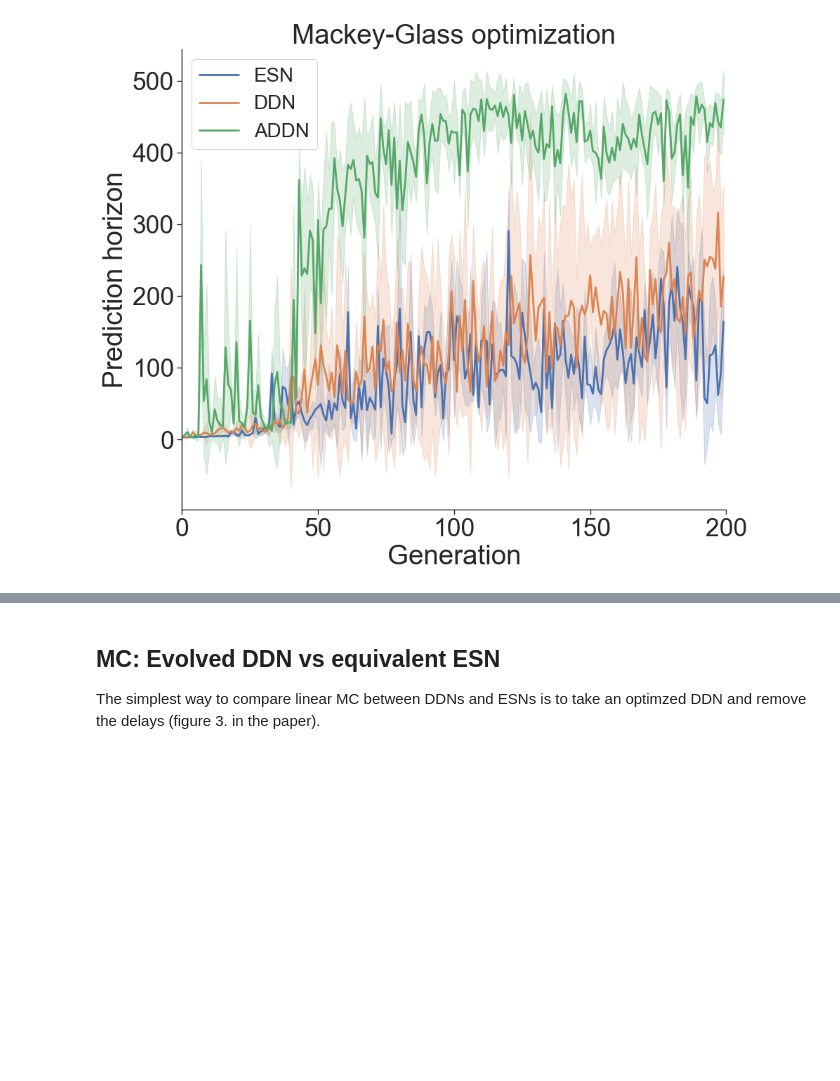
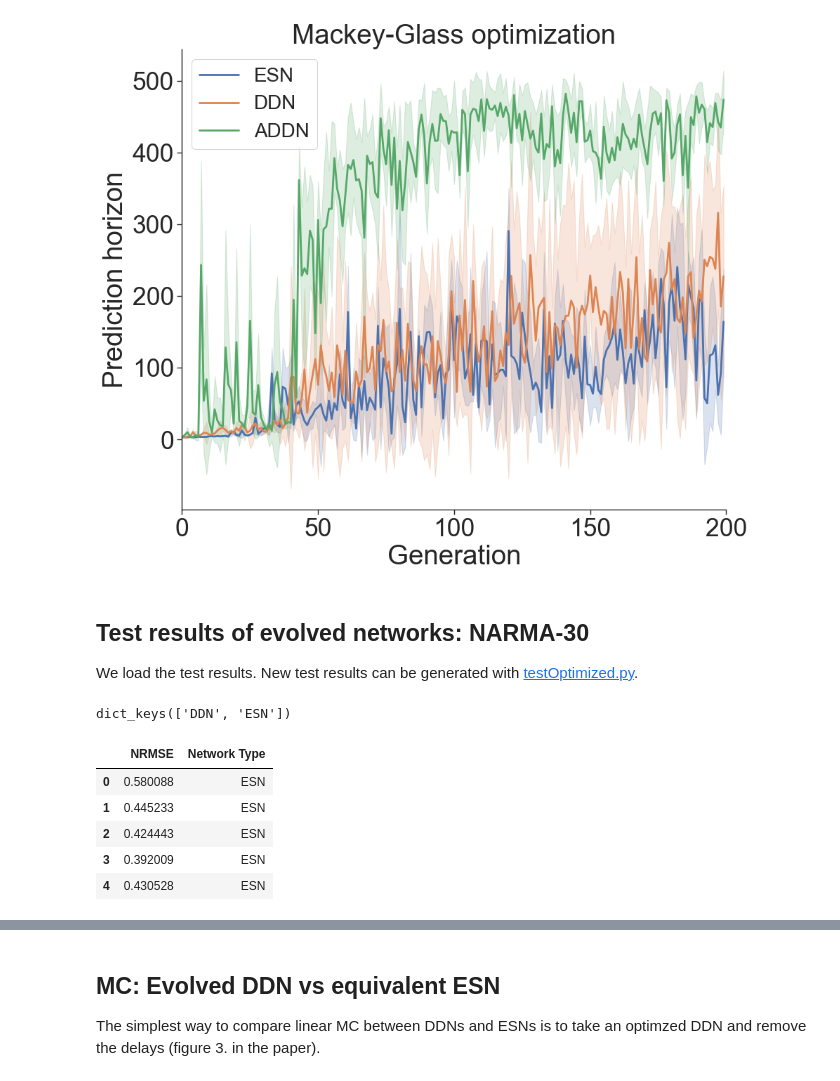
Before and after one commit to StefanIacob/DDN-public, a Jupyter notebook: analysis-notebooks/MC-Analysis.ipynb, the cells around one changed output, grey strips where cells are left out. Drawn from its saved outputs; the diff is of its cells as text; code cells hidden in the pictures; blank space fills up the shorter version.

```diff
--- a/analysis-notebooks/MC-Analysis.ipynb
+++ b/analysis-notebooks/MC-Analysis.ipynb
@@ -12,31 +12,31 @@ import pandas as pd
 # Import data from hyperparameter optimization runs
 MG_imports = {
     'ESN':{
-        'path':"ADDN_further_experiments/Results N300 K5/2023-08-24_delay_False_bcm_False_growing_False.p"
+        'path':"../results/ADDN_further_experiments/Results N300 K5/2023-08-24_delay_False_bcm_False_growing_False.p"
     },
     'DDN':{
-        'path': "ADDN_further_experiments/Results N300 K5/2023-08-24_delay_True_bcm_False_growing_False.p"
+        'path': "../results/ADDN_further_experiments/Results N300 K5/2023-08-24_delay_True_bcm_False_growing_False.p"
     },
     'ADDN':{
-        'path': "ADDN_further_experiments/Results N300 K5/2023-08-24_delay_True_bcm_True_growing_False.p"
+        'path': "../results/ADDN_further_experiments/Results N300 K5/2023-08-24_delay_True_bcm_True_growing_False.p"
     }
 }
 
 NARMA_10_imports = {
     'ESN':{
-        'path': "NARMA-10_results_23/NARMA10_old_bl_results_n51_k4_date_2024-03-18.p"
+        'path': "../results/NARMA-10_results_23/NARMA10_old_bl_results_n51_k4_date_2024-03-18.p"
     },
     'DDN':{
-        'path': "NARMA-10_results_23/NARMA10_old_ddn_results_n51_k4_date_2023-12-09.p"
+        'path': "../results/NARMA-10_results_23/NARMA10_old_ddn_results_n51_k4_date_2023-12-09.p"
     }
 }
 
 NARMA_30_imports = {
     'DDN':{
-        'path': "NARMA-30_results_23/NARMA30_old_ddn_results_n101_k4_date_2023-12-11.p"
+        'path': "../results/NARMA-30_results_23/NARMA30_old_ddn_results_n101_k4_date_2023-12-11.p"
     },
     'ESN':{
-        'path': "NARMA-30_results_23/NARMA30_old_bl_results_n101_k4_date_2024-03-18.p"
+        'path': "../results/NARMA-30_results_23/NARMA30_old_bl_results_n101_k4_date_2024-03-18.p"
     }
 }
 
@@ -159,3 +159,37 @@ ax.legend(fontsize=20)
 # %% [output]
 <matplotlib.legend.Legend at 0x...>
 [figure]
+# %% [markdown]
+## Test results of evolved networks: NARMA-30
+We load the test results. New test results can be generated with [testOptimized.py](../examples/testOptimized.py).
+# %%
+results_path = "../results/NARMA-30_results_23/test_NARMA-30_2025-02-27.p"
+with open(results_path, 'rb') as f:
+    test_dict = pkl.load(f)
+print (test_dict.keys())
+
+y_label = 'NRMSE'
+x_label = 'Network Type'
+
+
+pd_test_dict = {
+    y_label: [],
+    x_label: []
+}
+
+for net_type in reversed(test_dict):
+    t = np.array(test_dict[net_type])
+    t = np.min(t, axis=1)
+    pd_test_dict[y_label] += list(t)
+    pd_test_dict[x_label] += len(t) * [net_type]
+
+test_df = pd.DataFrame.from_dict(pd_test_dict)
+test_df.head()
+# %% [output]
+dict_keys(['DDN', 'ESN'])
+|  | NRMSE | Network Type |
+| 0 | 0.580088 | ESN |
+| 1 | 0.445233 | ESN |
+| 2 | 0.424443 | ESN |
+| 3 | 0.392009 | ESN |
+| 4 | 0.430528 | ESN |
```
Also changed, not shown: parts of 1 cell of this notebook, 14 other files.
